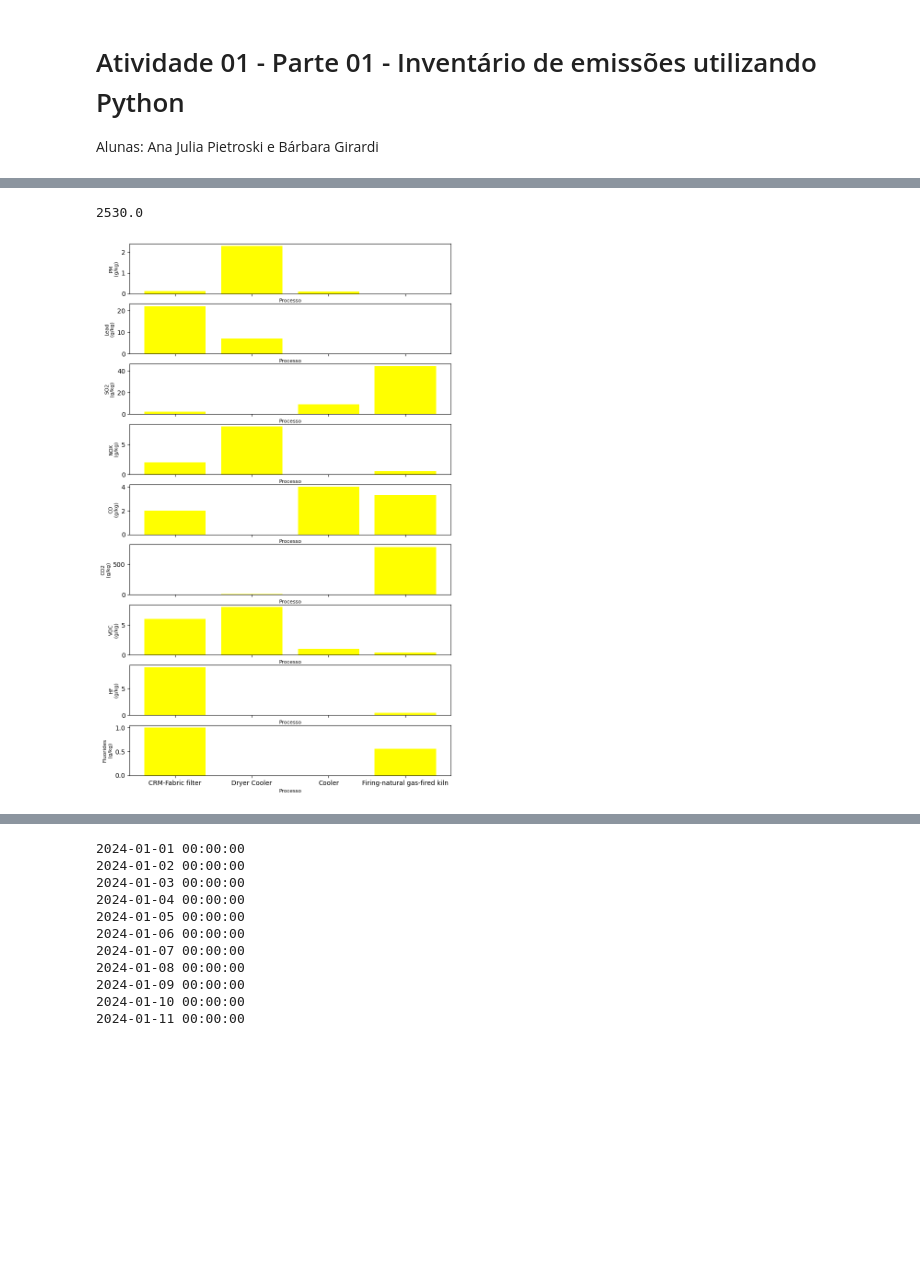
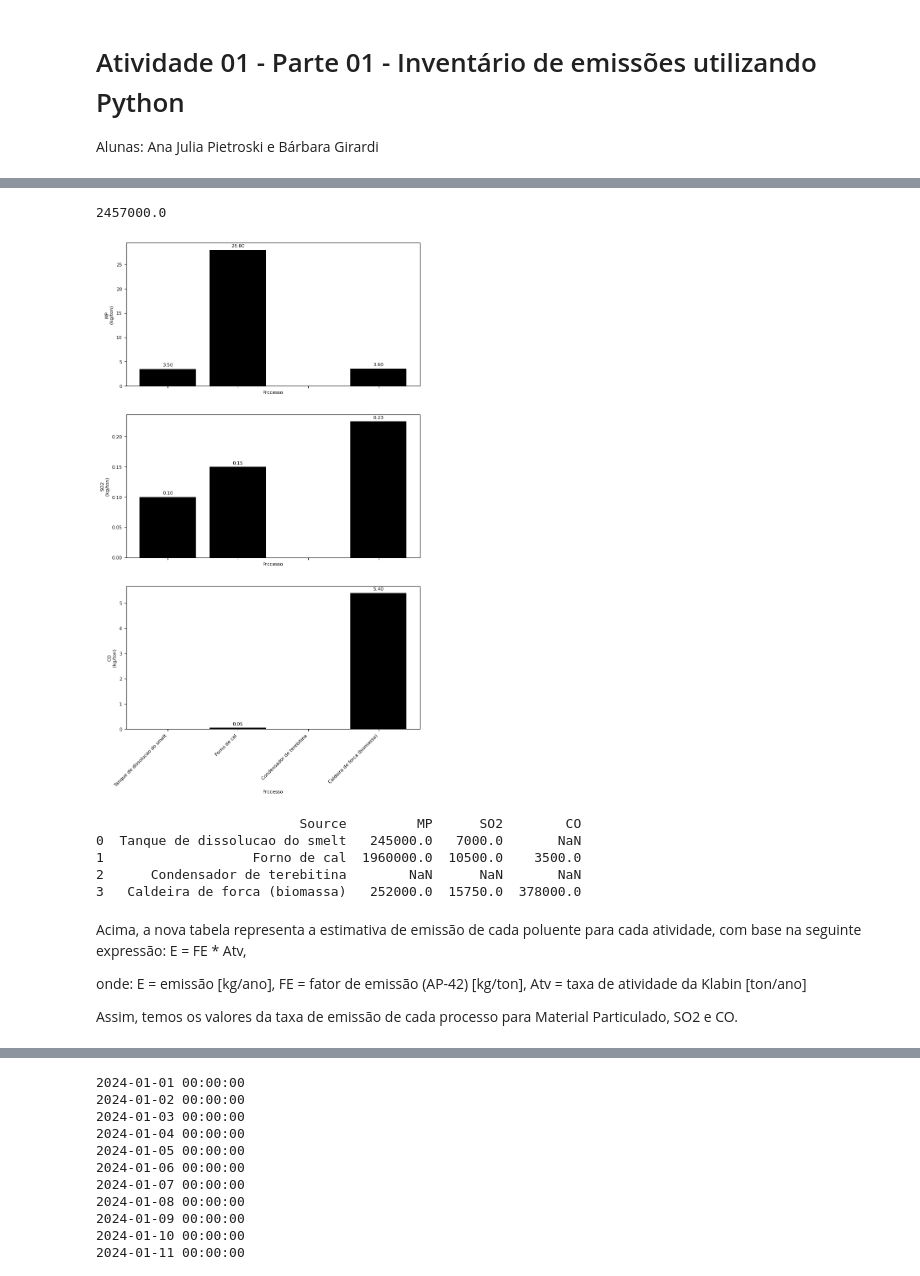
Before and after one commit to BarbaraGirardi07/ENS5173_Barbara, a Jupyter notebook: Atividade01_Parte01.ipynb, the cells around one changed output, grey strips where cells are left out. Drawn from its saved outputs; the diff is of its cells as text; code cells hidden in the pictures; blank space fills up the shorter version.

```diff
--- a/Atividade01_Parte01.ipynb
+++ b/Atividade01_Parte01.ipynb
@@ -37,15 +40,14 @@ path = cwd+'\\tabelas\\FE' #pasta onde tenho os fatores de emissão
 print(cwd)
 
 #Indicando nome do arquivo
-chapterNumber = 11
-subChapter = 7
-file = 'chp_'+str(chapterNumber)+'_'+str(subChapter)+'.csv'
+chapterNumber = 10
+subChapter = 2
+file = 'chpt_'+str(chapterNumber)+'_'+str(subChapter)+'.csv'
 
 print(file)
 
 #Abrindo arquivo utilizando o Pandas
 fe = pd.read_csv(path + '\\'+file)
 print(fe)
-#fe = pd.read_csvv(path)
 # %% [output]
 C:\Users\Acer\Desktop\ENS5173_Barbara\ENS5173_Barbara
@@ -64,26 +64,61 @@ chp_11_7.csv
 # %%
-#Plotando os fatores de emissão
+#Estimativa das emissões do empreendimento (e plotagem)
 
 import matplotlib.pyplot as plt
 
-atv = 1000 #Considerando uma taxa de atividade
-emis = fe['PM']*atv
+atv = 70000 #Considerando taxa de atividade em toneladas/ano
+emis = fe['MP']*atv
 
 #Somando dataframe
 print(emis.sum())
 
 #Criando a figura com Matplotlib
 #Subplots com número de linhas igual ao numero de poluentes
-fig,ax = plt.subplots(len(fe.columns)-1,1, sharex = True, figsize=(9,15)) #sharex significa compartilhar o eixo x
+fig, ax = plt.subplots(len(fe.columns) - 1, 1, sharex = True, figsize=(9, 15)) #sharex significa compartilhar o eixo x
 
 #Look para preencher o subplot com os gráficos de barra
 for ii in range(1, len(fe.columns)): #a primeira coluna é a identificação da fonte
-    ax[ii-1].bar(fe['Source'], fe.iloc[:,ii], color = 'yellow') #colocar nessa figura nova
+    ax[ii-1].bar(fe['Source'], fe.iloc[:,ii], color = 'black')
     ax[ii-1].set_xlabel('Processo', fontsize=8) #coloca o eixo x
-    ax[ii-1].set_ylabel(fe.columns[ii]+'\n(g/kg)', fontsize=8) #ajeitar unidade g/kg
+    ax[ii-1].set_ylabel(fe.columns[ii]+'\n(kg/ton)', fontsize=8)
+
+    ax[ii-1].tick_params(axis='x', labelsize=8)
+    ax[ii-1].tick_params(axis='y', labelsize=8)
+
+    ax[ii-1].set_xticks(fe['Source'].index)
+    ax[ii-1].set_xticklabels(fe['Source'], rotation=45, ha='right', fontsize=8)
+
+# Adicionando valores acima das barras
+    for bar, value in zip(ax[ii - 1].patches, fe.iloc[:, ii]):
+        ax[ii - 1].annotate('{:.2f}'.format(value), xy=(bar.get_x() + bar.get_width() / 2, bar.get_height()),
+                            xytext=(0, 3),  # 3 points vertical offset
+                            textcoords="offset points",
+                            ha='center', va='bottom', fontsize=8)
 
 #Salva a fig na pasta figures
 fig.savefig(cwd+'\\figures\\barplot_fatorEmiss.png')
+
+#O gráfico a seguir representa o fator de emissão para cada processo, basicamente pegou os dados da tabela e apresentou em figura
 # %% [output]
-2530.0
+2457000.0
-[figure, old version]
+[figure, new version]
+# %%
+df = pd.read_csv(path + '\\'+file)
+
+# Encontrando a emissão dos poluentes para cada processo
+poluentes = ['MP', 'SO2', 'CO']
+df[poluentes] *= atv
+
+print(df)
+# %% [output]
+                          Source         MP      SO2        CO
+0  Tanque de dissolucao do smelt   245000.0   7000.0       NaN
+1                   Forno de cal  1960000.0  10500.0    3500.0
+2      Condensador de terebitina        NaN      NaN       NaN
+3   Caldeira de forca (biomassa)   252000.0  15750.0  378000.0
+# %% [markdown]
+Acima, a nova tabela representa a estimativa de emissão de cada poluente para cada atividade, com base na seguinte expressão: E = FE * Atv,
+
+onde: E = emissão [kg/ano], FE = fator de emissão (AP-42) [kg/ton], Atv = taxa de atividade da Klabin [ton/ano]
+
+Assim, temos os valores da taxa de emissão de cada processo para Material Particulado, SO2 e CO.
```
Also changed, not shown: parts of 13 cells of this notebook.
